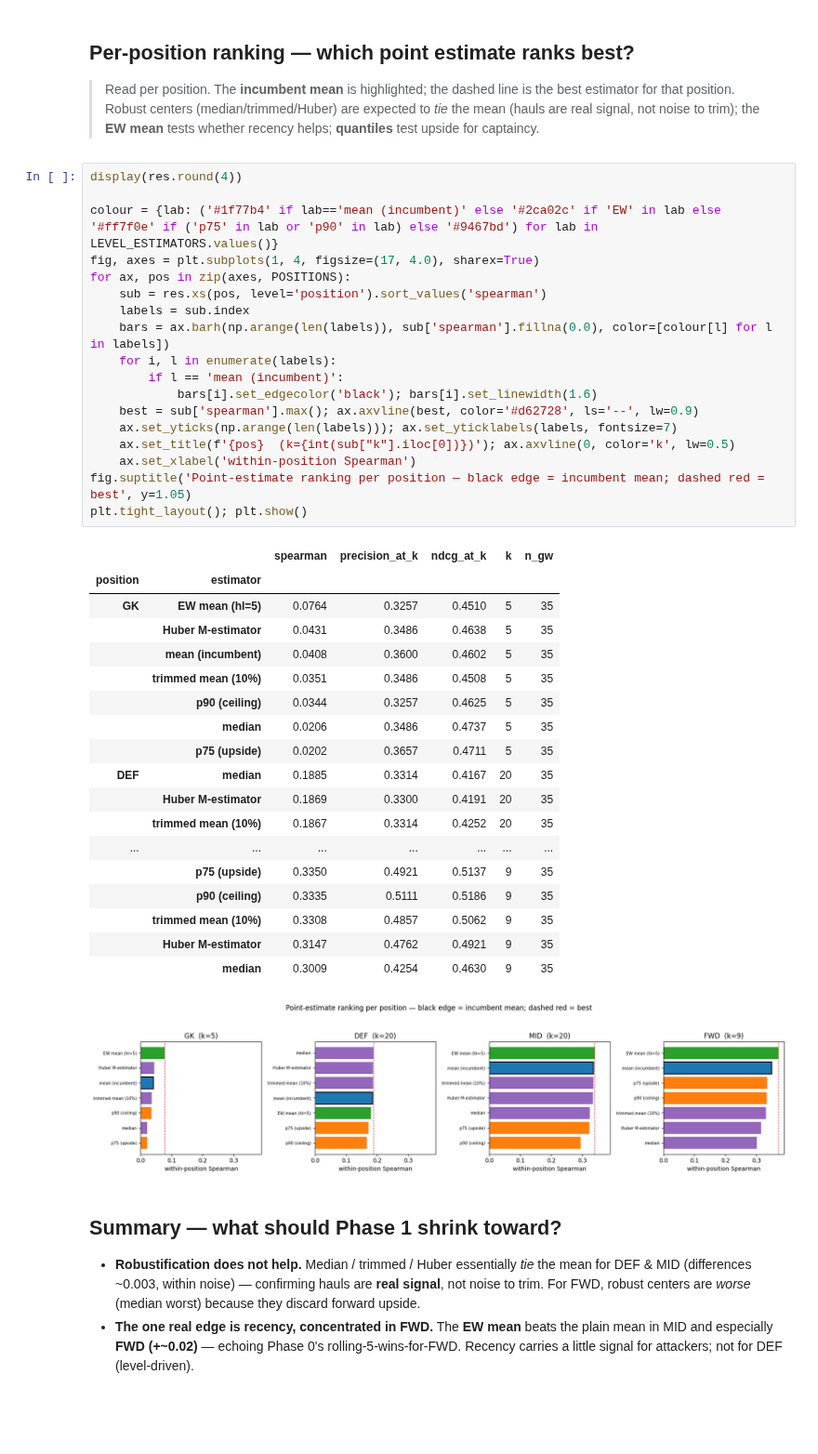
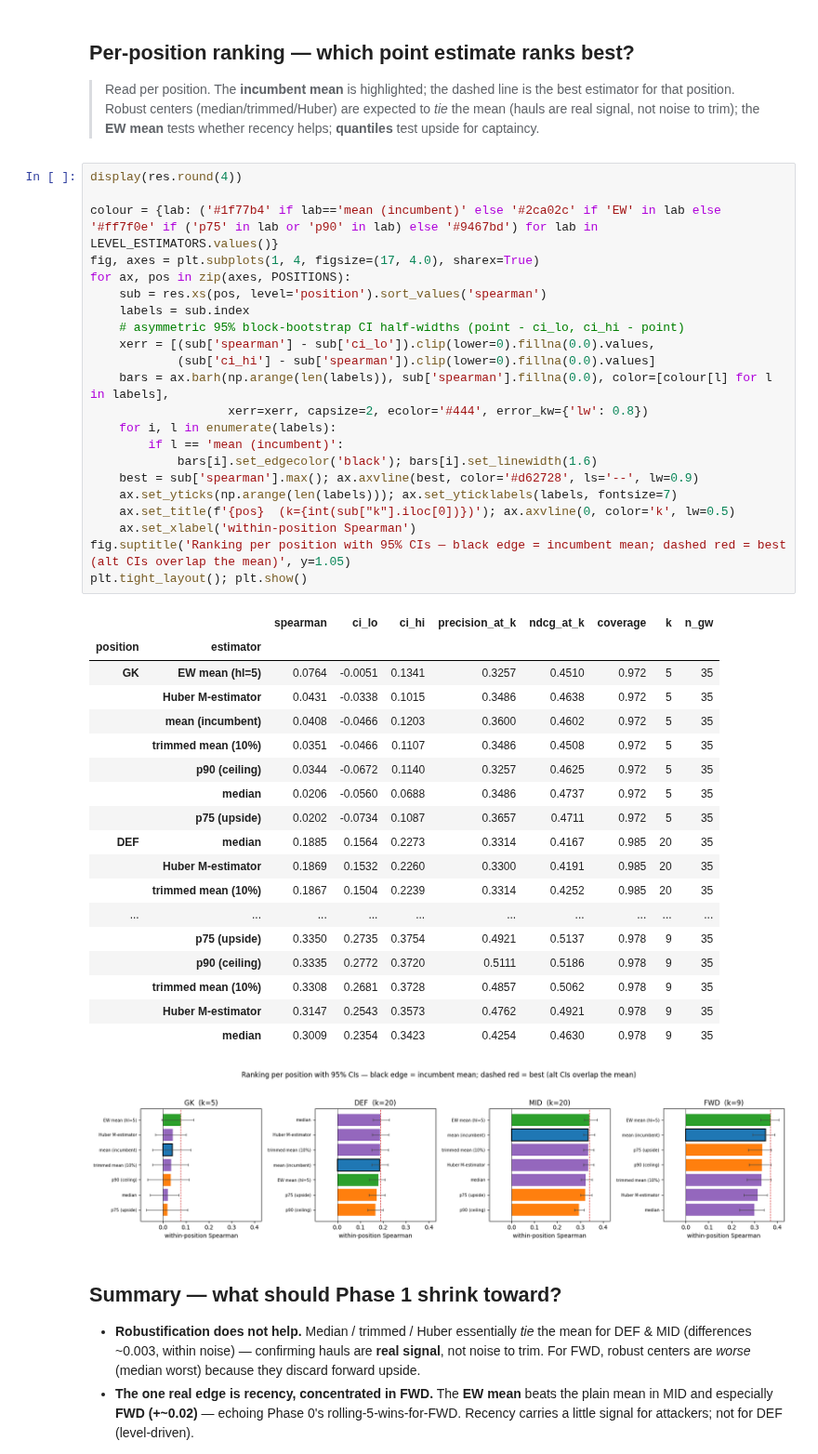
Before and after one commit to gisaf22/fpl-intelligence, a Jupyter notebook: model/eval/notebooks/level_estimators.ipynb, the cells around one changed output. Shown at 93% size. Saved outputs shown, nothing was run; the diff lists cells and outputs as text; blank space fills up the shorter version.

```diff
--- a/model/eval/notebooks/level_estimators.ipynb
+++ b/model/eval/notebooks/level_estimators.ipynb
@@ -37,41 +37,45 @@ Study range: GW 1 - 38 | minutes > 0 | DGW excluded | within-position ranking
 # %%
 display(res.round(4))
 
 colour = {lab: ('#1f77b4' if lab=='mean (incumbent)' else '#2ca02c' if 'EW' in lab else '#ff7f0e' if ('p75' in lab or 'p90' in lab) else '#9467bd') for lab in LEVEL_ESTIMATORS.values()}
 fig, axes = plt.subplots(1, 4, figsize=(17, 4.0), sharex=True)
 for ax, pos in zip(axes, POSITIONS):
     sub = res.xs(pos, level='position').sort_values('spearman')
     labels = sub.index
-    bars = ax.barh(np.arange(len(labels)), sub['spearman'].fillna(0.0), color=[colour[l] for l in labels])
+    # asymmetric 95% block-bootstrap CI half-widths (point - ci_lo, ci_hi - point)
+    xerr = [(sub['spearman'] - sub['ci_lo']).clip(lower=0).fillna(0.0).values,
+            (sub['ci_hi'] - sub['spearman']).clip(lower=0).fillna(0.0).values]
+    bars = ax.barh(np.arange(len(labels)), sub['spearman'].fillna(0.0), color=[colour[l] for l in labels],
+                   xerr=xerr, capsize=2, ecolor='#444', error_kw={'lw': 0.8})
     for i, l in enumerate(labels):
         if l == 'mean (incumbent)':
             bars[i].set_edgecolor('black'); bars[i].set_linewidth(1.6)
     best = sub['spearman'].max(); ax.axvline(best, color='#d62728', ls='--', lw=0.9)
     ax.set_yticks(np.arange(len(labels))); ax.set_yticklabels(labels, fontsize=7)
     ax.set_title(f'{pos}  (k={int(sub["k"].iloc[0])})'); ax.axvline(0, color='k', lw=0.5)
     ax.set_xlabel('within-position Spearman')
-fig.suptitle('Point-estimate ranking per position — black edge = incumbent mean; dashed red = best', y=1.05)
+fig.suptitle('Ranking per position with 95% CIs — black edge = incumbent mean; dashed red = best (alt CIs overlap the mean)', y=1.05)
 plt.tight_layout(); plt.show()
 # %% [output]
-|  |  | spearman | precision_at_k | ndcg_at_k | k | n_gw |
-| position | estimator |  |  |  |  |  |
-| GK | EW mean (hl=5) | 0.0764 | 0.3257 | 0.4510 | 5 | 35 |
-|  | Huber M-estimator | 0.0431 | 0.3486 | 0.4638 | 5 | 35 |
-|  | mean (incumbent) | 0.0408 | 0.3600 | 0.4602 | 5 | 35 |
-|  | trimmed mean (10%) | 0.0351 | 0.3486 | 0.4508 | 5 | 35 |
-|  | p90 (ceiling) | 0.0344 | 0.3257 | 0.4625 | 5 | 35 |
-|  | median | 0.0206 | 0.3486 | 0.4737 | 5 | 35 |
-|  | p75 (upside) | 0.0202 | 0.3657 | 0.4711 | 5 | 35 |
-| DEF | median | 0.1885 | 0.3314 | 0.4167 | 20 | 35 |
-|  | Huber M-estimator | 0.1869 | 0.3300 | 0.4191 | 20 | 35 |
-|  | trimmed mean (10%) | 0.1867 | 0.3314 | 0.4252 | 20 | 35 |
-| ... | ... | ... | ... | ... | ... | ... |
-|  | p75 (upside) | 0.3350 | 0.4921 | 0.5137 | 9 | 35 |
-|  | p90 (ceiling) | 0.3335 | 0.5111 | 0.5186 | 9 | 35 |
-|  | trimmed mean (10%) | 0.3308 | 0.4857 | 0.5062 | 9 | 35 |
-|  | Huber M-estimator | 0.3147 | 0.4762 | 0.4921 | 9 | 35 |
-|  | median | 0.3009 | 0.4254 | 0.4630 | 9 | 35 |
+|  |  | spearman | ci_lo | ci_hi | precision_at_k | ndcg_at_k | coverage | k | n_gw |
+| position | estimator |  |  |  |  |  |  |  |  |
+| GK | EW mean (hl=5) | 0.0764 | -0.0051 | 0.1341 | 0.3257 | 0.4510 | 0.972 | 5 | 35 |
+|  | Huber M-estimator | 0.0431 | -0.0338 | 0.1015 | 0.3486 | 0.4638 | 0.972 | 5 | 35 |
+|  | mean (incumbent) | 0.0408 | -0.0466 | 0.1203 | 0.3600 | 0.4602 | 0.972 | 5 | 35 |
+|  | trimmed mean (10%) | 0.0351 | -0.0466 | 0.1107 | 0.3486 | 0.4508 | 0.972 | 5 | 35 |
+|  | p90 (ceiling) | 0.0344 | -0.0672 | 0.1140 | 0.3257 | 0.4625 | 0.972 | 5 | 35 |
+|  | median | 0.0206 | -0.0560 | 0.0688 | 0.3486 | 0.4737 | 0.972 | 5 | 35 |
+|  | p75 (upside) | 0.0202 | -0.0734 | 0.1087 | 0.3657 | 0.4711 | 0.972 | 5 | 35 |
+| DEF | median | 0.1885 | 0.1564 | 0.2273 | 0.3314 | 0.4167 | 0.985 | 20 | 35 |
+|  | Huber M-estimator | 0.1869 | 0.1532 | 0.2260 | 0.3300 | 0.4191 | 0.985 | 20 | 35 |
+|  | trimmed mean (10%) | 0.1867 | 0.1504 | 0.2239 | 0.3314 | 0.4252 | 0.985 | 20 | 35 |
+| ... | ... | ... | ... | ... | ... | ... | ... | ... | ... |
+|  | p75 (upside) | 0.3350 | 0.2735 | 0.3754 | 0.4921 | 0.5137 | 0.978 | 9 | 35 |
+|  | p90 (ceiling) | 0.3335 | 0.2772 | 0.3720 | 0.5111 | 0.5186 | 0.978 | 9 | 35 |
+|  | trimmed mean (10%) | 0.3308 | 0.2681 | 0.3728 | 0.4857 | 0.5062 | 0.978 | 9 | 35 |
+|  | Huber M-estimator | 0.3147 | 0.2543 | 0.3573 | 0.4762 | 0.4921 | 0.978 | 9 | 35 |
+|  | median | 0.3009 | 0.2354 | 0.3423 | 0.4254 | 0.4630 | 0.978 | 9 | 35 |
-[figure, old version]
+[figure, new version]
 # %% [markdown]
 ## Summary — what should Phase 1 shrink toward?
 
```
Also changed, not shown: 17 other files.
